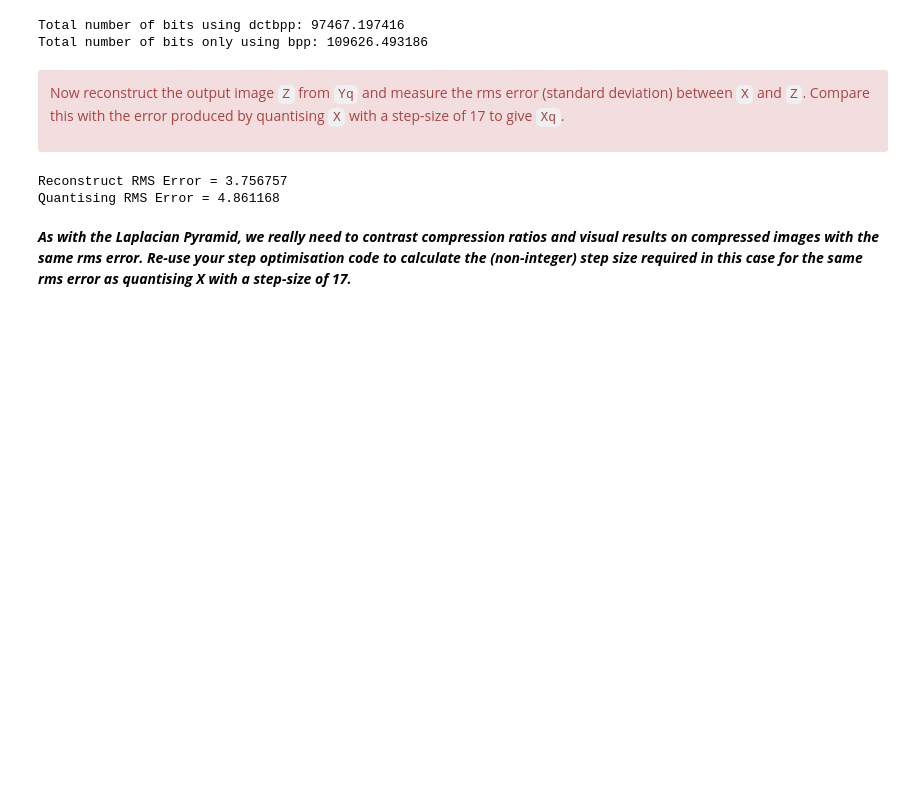
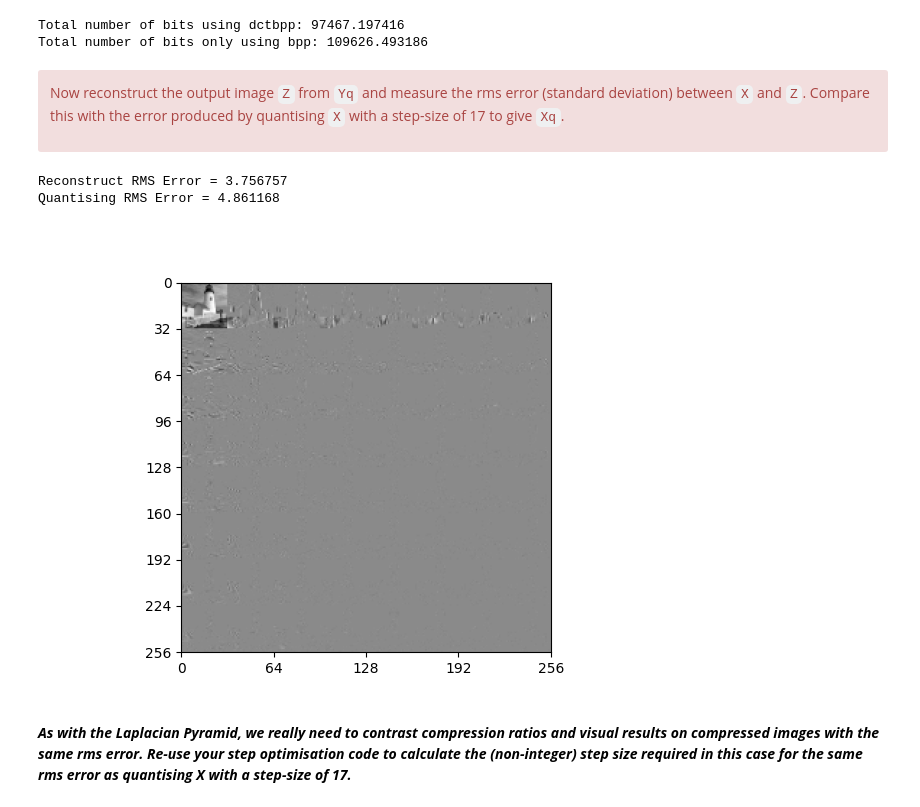
Before and after one commit to EntropyF/cued_sf2_lab, a Jupyter notebook: 7-the-discrete-cosine-transform.ipynb, the cells around one changed output. Cells and saved outputs as stored; diff of their text form; code cells hidden in the pictures; blank space fills up the shorter version.

```diff
--- a/7-the-discrete-cosine-transform.ipynb
+++ b/7-the-discrete-cosine-transform.ipynb
@@ -347,18 +347,22 @@ error produced by quantising `X` with a step-size of 17 to give `Xq`.
 # %%
 # Your code here
 Z = colxfm(colxfm(Yq.T, C8.T).T, C8.T)
 
 # Calculate the rms error between X and Z
 rms1 = np.std(X - Z)
 print(f'Reconstruct RMS Error = {rms1:6f}')
 
 # Calculate the rms error between Xq and Z
 Xq = quantise(X, 17)
 rms2 = np.std(X - Xq)
 print(f'Quantising RMS Error = {rms2:6f}')
+
+fig, ax = plt.subplots()
+plot_image(Yr, ax=ax);
 # %% [output]
 Reconstruct RMS Error = 3.756757
 Quantising RMS Error = 4.861168
+[figure, added]
 # %% [markdown]
 ***As with the Laplacian Pyramid, we really need to contrast compression ratios and visual results on compressed images with the same rms error. Re-use your step optimisation code to calculate the (non-integer) step size required in this case for the same rms error as quantising X with a step-size of 17.***
 # %%
```
Also changed, not shown: parts of 4 cells of this notebook, 1 other file.
